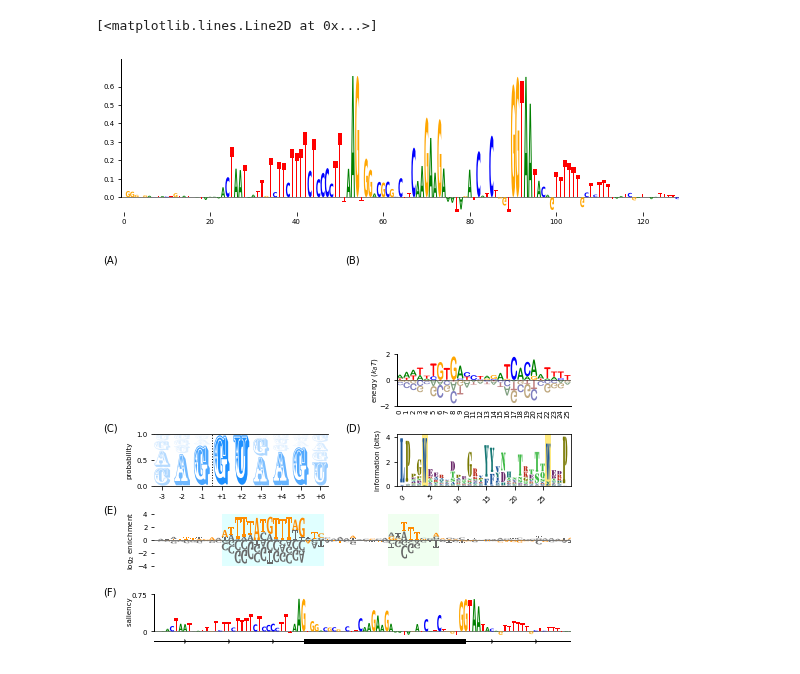
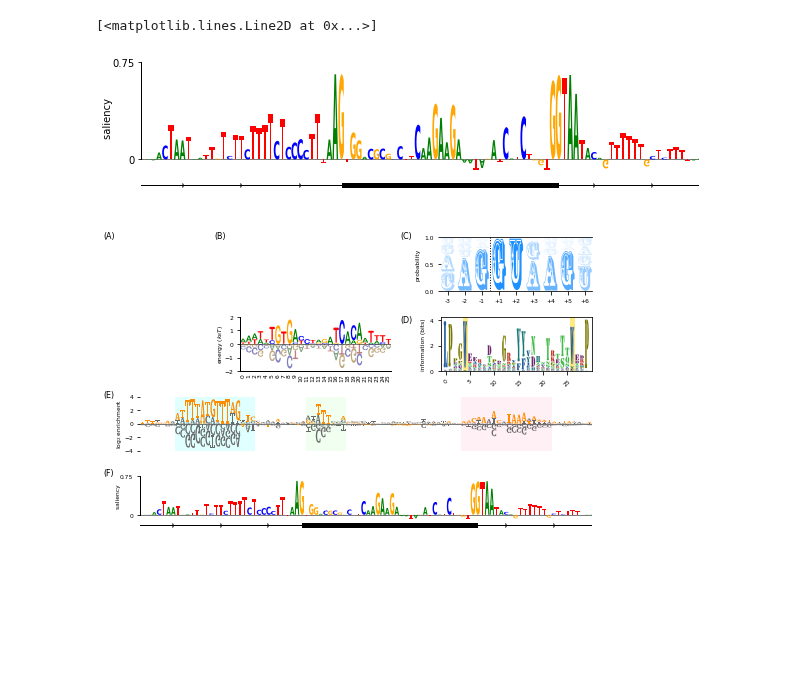
Before and after one commit to jbkinney/logomaker, a Jupyter notebook: logomaker/figure/Figure_draw.ipynb, the cells around one changed output. Drawn from its saved outputs; the diff is of its cells as text; code cells hidden in the pictures; blank space fills up the shorter version.

Commit message:
More revisions to figure

```diff
--- a/logomaker/figure/Figure_draw.ipynb
+++ b/logomaker/figure/Figure_draw.ipynb
@@ -111,35 +111,36 @@ logo.highlight_position_range(pmin=64, pmax=81, color='lavenderblush')
 # %%
 ### Style saliency logo
 exon_start = 55-.5
 exon_stop = 90+.5
-logo = lm.Logo(saliency_df) #, ax=ax)
+logo = lm.Logo(saliency_df)
+ax = logo.ax
 logo.style_spines(visible=False)
 logo.style_spines(spines=['left'], visible=True, bounds=[0,.75])
 ax.set_xlim([20,115])
 ax.set_yticks([0,.75])
 ax.set_yticklabels(['0','0.75'])
 ax.set_ylim([-.3,.75])
 ax.set_xticks([])
 ax.set_ylabel('        saliency', labelpad=-1)
 y = -.2
 ax.axhline(y, color='k', linewidth=1)
 xs = np.arange(-3,len(saliency_df),10)
 ys = y*np.ones(len(xs))
 ax.plot(xs,ys,marker='4', linewidth=0, markersize=5, color='k')
 ax.plot([exon_start, exon_stop],[y,y], color='k', linewidth=5)
 # %% [output]
 [<matplotlib.lines.Line2D at 0x...>]
-[figure, old version]
+[figure, new version]
 # %%
-fontsize=7
+fontsize=6
 mpl.rcParams['font.size'] = fontsize
 mpl.rcParams['text.usetex'] = False
 
-fig = plt.figure(figsize=(7, 6))
-gs = gridspec.GridSpec(nrows=5, ncols=2)
+fig = plt.figure(figsize=(7, 4.5))
+gs = gridspec.GridSpec(nrows=4, ncols=5)
 
 ### CRP logo
-ax = fig.add_subplot(gs[1, 1])
+ax = fig.add_subplot(gs[1, 1:3])
 logo = lm.Logo(crp_df,
                ax=ax,
                shade_below=.5,
@@ -154,7 +155,7 @@ logo.ax.set_ylim([-2,2])
 logo.ax.xaxis.set_tick_params(pad=-1)
 
 ### splice site logo
-ax = fig.add_subplot(gs[2, 0])
+ax = fig.add_subplot(gs[0, 3:5])
 logo = lm.Logo(ss_df,
                ax=ax,
                width=.8,
@@ -171,7 +172,7 @@ logo.ax.axvline(2.5, color='k', linewidth=1, linestyle=':')
 logo.ax.set_ylabel('probability')
 
 ### WW logo
-ax = fig.add_subplot(gs[2, 1])
+ax = fig.add_subplot(gs[1, 3:5])
 logo = lm.Logo(ww_df,
                ax=ax,
                font_name='Stencil Std',
@@ -185,7 +186,7 @@ logo.highlight_position(p=26, color='gold', alpha=.5)
 logo.ax.set_xlim([-1,len(ww_df)])
 
 ### ARS logo
-ax = fig.add_subplot(gs[3, :])
+ax = fig.add_subplot(gs[2, :])
 logo = lm.Logo(ars_df,
                ax=ax,
                color_scheme='dimgray',
@@ -196,15 +197,15 @@ logo.ax.set_ylim([-4,4])
 logo.ax.set_ylabel('$\log_2$ enrichment', labelpad=0)
 logo.ax.set_yticks([-4,-2,0,2,4])
 logo.ax.set_xticks([])
-logo.ax.set_xlim([0,65])
-logo.highlight_position_range(pmin=11, pmax=26, color='lightcyan')
-logo.highlight_position_range(pmin=37, pmax=44, color='honeydew')
+logo.highlight_position_range(pmin=7, pmax=22, color='lightcyan')
+logo.highlight_position_range(pmin=33, pmax=40, color='honeydew')
+logo.highlight_position_range(pmin=64, pmax=81, color='lavenderblush')
 
 ### saliency logo
 exon_start = 55-.5
 exon_stop = 90+.5
 
-ax = fig.add_subplot(gs[4, :])
+ax = fig.add_subplot(gs[3, :])
 logo = lm.Logo(saliency_df, ax=ax)
 logo.style_spines(visible=False)
 logo.style_spines(spines=['left'], visible=True, bounds=[0,.75])
@@ -222,28 +223,28 @@ ax.plot(xs,ys,marker='4', linewidth=0, markersize=5, color='k')
 ax.plot([exon_start, exon_stop],[y,y], color='k', linewidth=5)
 
 # tighten layout
-plt.tight_layout(h_pad=1, w_pad=6, pad=4)
+plt.tight_layout(h_pad=1, w_pad=4, pad=2)
 
 # Add panel labels
-x1=.01
-x2=.49
+x1=.00
+x2=.22
+x3=.59
 
-y1=.98
-y2=.79
-y3=.59
-y4=.40
-y5=.21
+y1=.97
+y2=.71
+y3=.48
+y4=.24
 
-kwargs = {'fontsize':10, 'horizontalalignment':'left', 'verticalalignment':'top'}
+kwargs = {'fontsize':8, 'horizontalalignment':'left', 'verticalalignment':'top'}
 
 plt.figtext(x1, y1,'(A)', **kwargs)
 plt.figtext(x2, y1,'(B)', **kwargs)
-plt.figtext(x1, y3,'(C)', **kwargs)
-plt.figtext(x2, y3,'(D)', **kwargs)
-plt.figtext(x1, y4,'(E)', **kwargs)
-plt.figtext(x1, y5,'(F)', **kwargs)
+plt.figtext(x3, y1,'(C)', **kwargs)
+plt.figtext(x3, y2,'(D)', **kwargs)
+plt.figtext(x1, y3,'(E)', **kwargs)
+plt.figtext(x1, y4,'(F)', **kwargs)
 
 # save a pdf
 fig.savefig('figure_logos.pdf', transparent=True)
 # %% [output]
-[figure, old version]
+[figure, new version]
```
Also changed, not shown: parts of 5 cells of this notebook, 6 other files.
